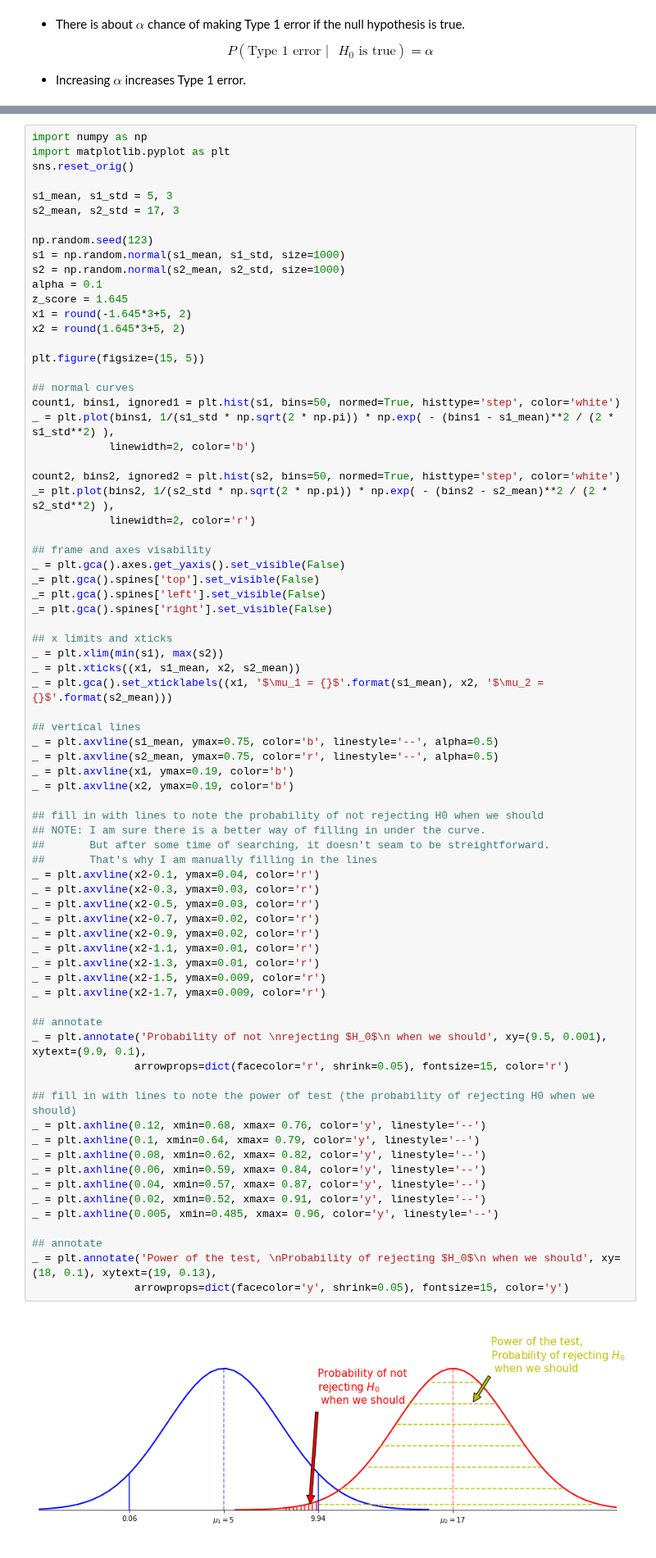
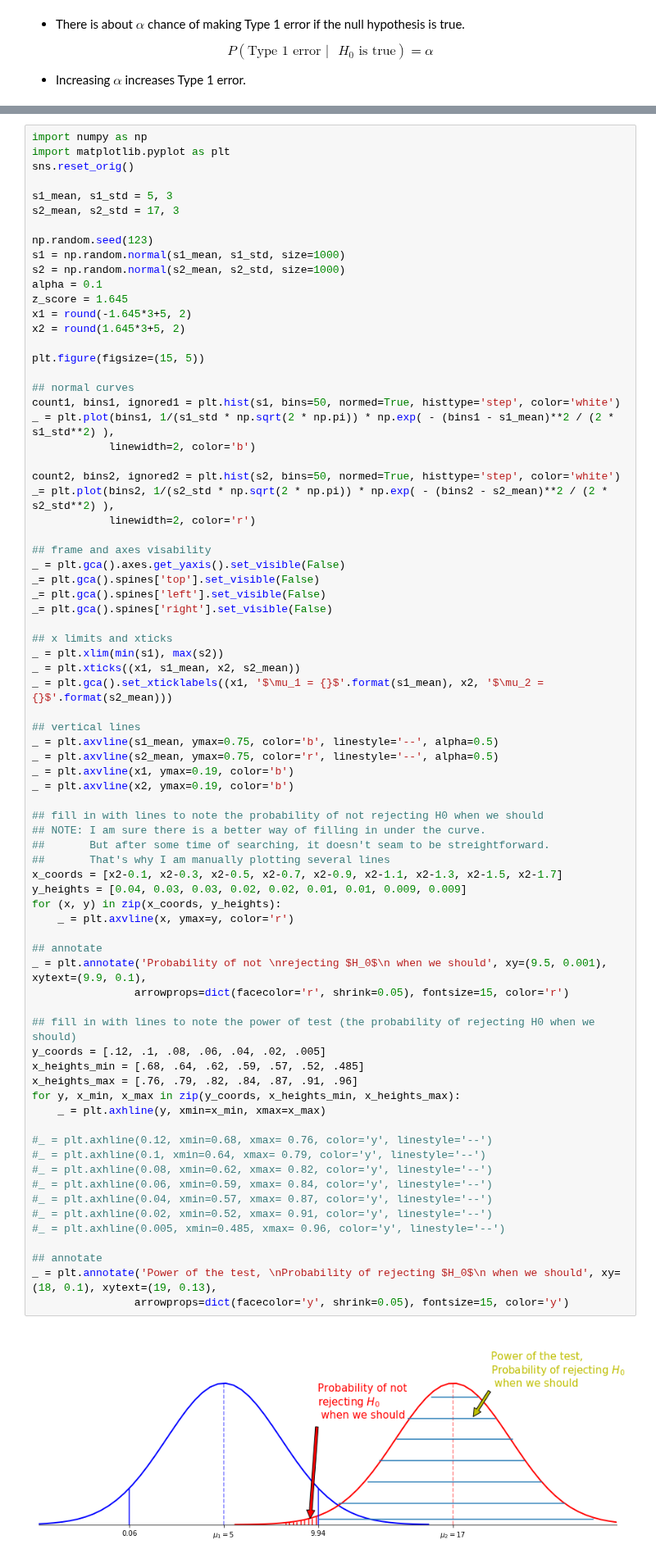
Before and after one commit to arstepanyan/Notes, a Jupyter notebook: statistics/foundations_of_statistics.ipynb, the cells around one changed output, grey strips where cells are left out. Shown at 82% size. Saved outputs shown, nothing was run; the diff lists cells and outputs as text.

Commit message:
wrap the line plots in a for loop

```diff
--- a/statistics/foundations_of_statistics.ipynb
+++ b/statistics/foundations_of_statistics.ipynb
@@ -811,51 +811,52 @@ _= plt.plot(bins2, 1/(s2_std * np.sqrt(2 * np.pi)) * np.exp( - (bins2 - s2_mean)
 _ = plt.gca().axes.get_yaxis().set_visible(False)
 _= plt.gca().spines['top'].set_visible(False)
 _= plt.gca().spines['left'].set_visible(False)
 _= plt.gca().spines['right'].set_visible(False)
 
 ## x limits and xticks
 _ = plt.xlim(min(s1), max(s2))
 _ = plt.xticks((x1, s1_mean, x2, s2_mean))
 _ = plt.gca().set_xticklabels((x1, '$\mu_1 = {}$'.format(s1_mean), x2, '$\mu_2 = {}$'.format(s2_mean)))
 
 ## vertical lines
 _ = plt.axvline(s1_mean, ymax=0.75, color='b', linestyle='--', alpha=0.5)
 _ = plt.axvline(s2_mean, ymax=0.75, color='r', linestyle='--', alpha=0.5)
 _ = plt.axvline(x1, ymax=0.19, color='b')
 _ = plt.axvline(x2, ymax=0.19, color='b')
 
 ## fill in with lines to note the probability of not rejecting H0 when we should
 ## NOTE: I am sure there is a better way of filling in under the curve.
 ##       But after some time of searching, it doesn't seam to be streightforward.
-##       That's why I am manually filling in the lines
-_ = plt.axvline(x2-0.1, ymax=0.04, color='r')
-_ = plt.axvline(x2-0.3, ymax=0.03, color='r')
-_ = plt.axvline(x2-0.5, ymax=0.03, color='r')
-_ = plt.axvline(x2-0.7, ymax=0.02, color='r')
-_ = plt.axvline(x2-0.9, ymax=0.02, color='r')
-_ = plt.axvline(x2-1.1, ymax=0.01, color='r')
-_ = plt.axvline(x2-1.3, ymax=0.01, color='r')
-_ = plt.axvline(x2-1.5, ymax=0.009, color='r')
-_ = plt.axvline(x2-1.7, ymax=0.009, color='r')
+##       That's why I am manually plotting several lines
+x_coords = [x2-0.1, x2-0.3, x2-0.5, x2-0.7, x2-0.9, x2-1.1, x2-1.3, x2-1.5, x2-1.7]
+y_heights = [0.04, 0.03, 0.03, 0.02, 0.02, 0.01, 0.01, 0.009, 0.009]
+for (x, y) in zip(x_coords, y_heights):
+    _ = plt.axvline(x, ymax=y, color='r')
 
 ## annotate
 _ = plt.annotate('Probability of not \nrejecting $H_0$\n when we should', xy=(9.5, 0.001), xytext=(9.9, 0.1),
                 arrowprops=dict(facecolor='r', shrink=0.05), fontsize=15, color='r')
 
 ## fill in with lines to note the power of test (the probability of rejecting H0 when we should)
-_ = plt.axhline(0.12, xmin=0.68, xmax= 0.76, color='y', linestyle='--')
-_ = plt.axhline(0.1, xmin=0.64, xmax= 0.79, color='y', linestyle='--')
-_ = plt.axhline(0.08, xmin=0.62, xmax= 0.82, color='y', linestyle='--')
-_ = plt.axhline(0.06, xmin=0.59, xmax= 0.84, color='y', linestyle='--')
-_ = plt.axhline(0.04, xmin=0.57, xmax= 0.87, color='y', linestyle='--')
-_ = plt.axhline(0.02, xmin=0.52, xmax= 0.91, color='y', linestyle='--')
-_ = plt.axhline(0.005, xmin=0.485, xmax= 0.96, color='y', linestyle='--')
+y_coords = [.12, .1, .08, .06, .04, .02, .005]
+x_heights_min = [.68, .64, .62, .59, .57, .52, .485]
+x_heights_max = [.76, .79, .82, .84, .87, .91, .96]
+for y, x_min, x_max in zip(y_coords, x_heights_min, x_heights_max):
+    _ = plt.axhline(y, xmin=x_min, xmax=x_max)
+
+#_ = plt.axhline(0.12, xmin=0.68, xmax= 0.76, color='y', linestyle='--')
+#_ = plt.axhline(0.1, xmin=0.64, xmax= 0.79, color='y', linestyle='--')
+#_ = plt.axhline(0.08, xmin=0.62, xmax= 0.82, color='y', linestyle='--')
+#_ = plt.axhline(0.06, xmin=0.59, xmax= 0.84, color='y', linestyle='--')
+#_ = plt.axhline(0.04, xmin=0.57, xmax= 0.87, color='y', linestyle='--')
+#_ = plt.axhline(0.02, xmin=0.52, xmax= 0.91, color='y', linestyle='--')
+#_ = plt.axhline(0.005, xmin=0.485, xmax= 0.96, color='y', linestyle='--')
 
 ## annotate
 _ = plt.annotate('Power of the test, \nProbability of rejecting $H_0$\n when we should', xy=(18, 0.1), xytext=(19, 0.13),
                 arrowprops=dict(facecolor='y', shrink=0.05), fontsize=15, color='y')
 # %% [output]
-[figure, old version]
+[figure, new version]
 # %% [markdown]
 --------------
 ## Tests about a population proportion
```
